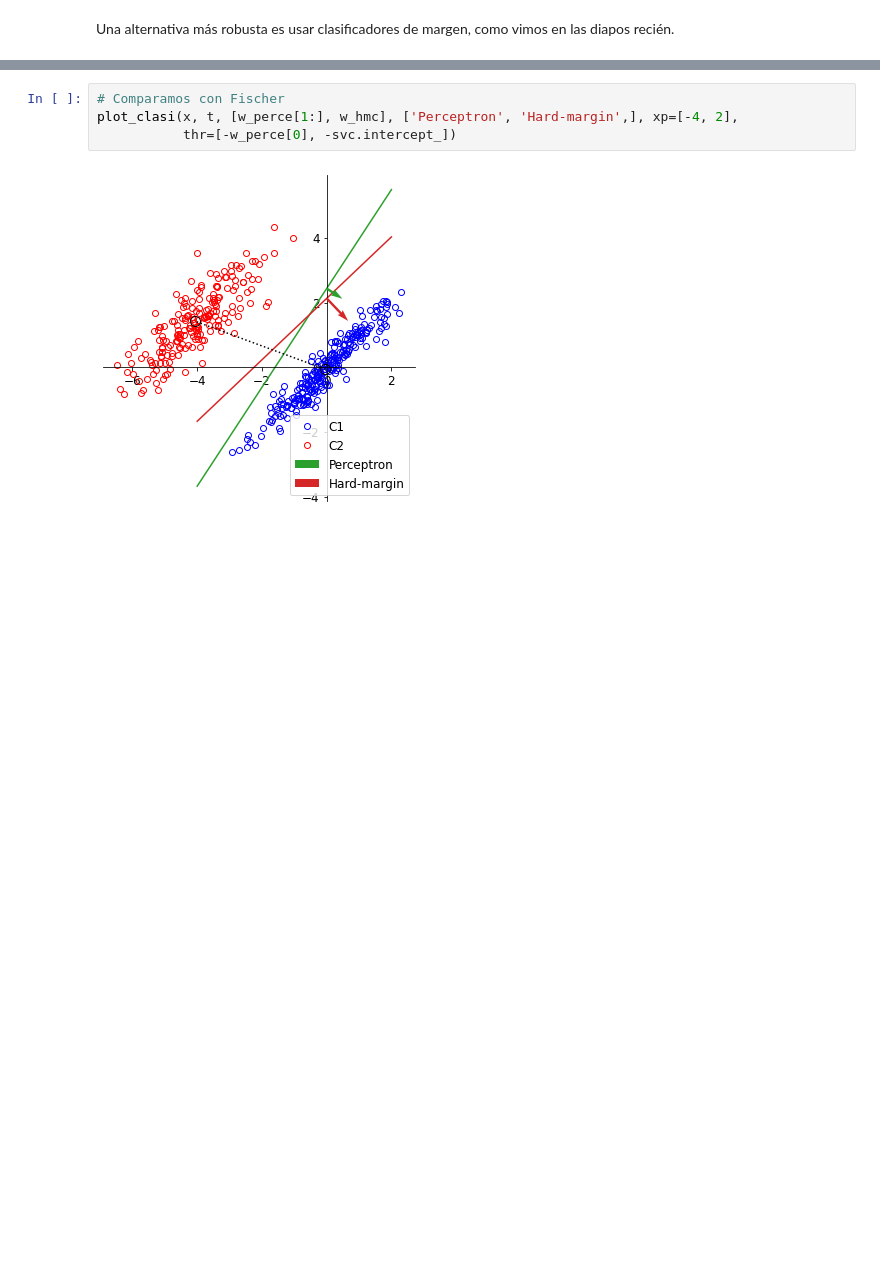
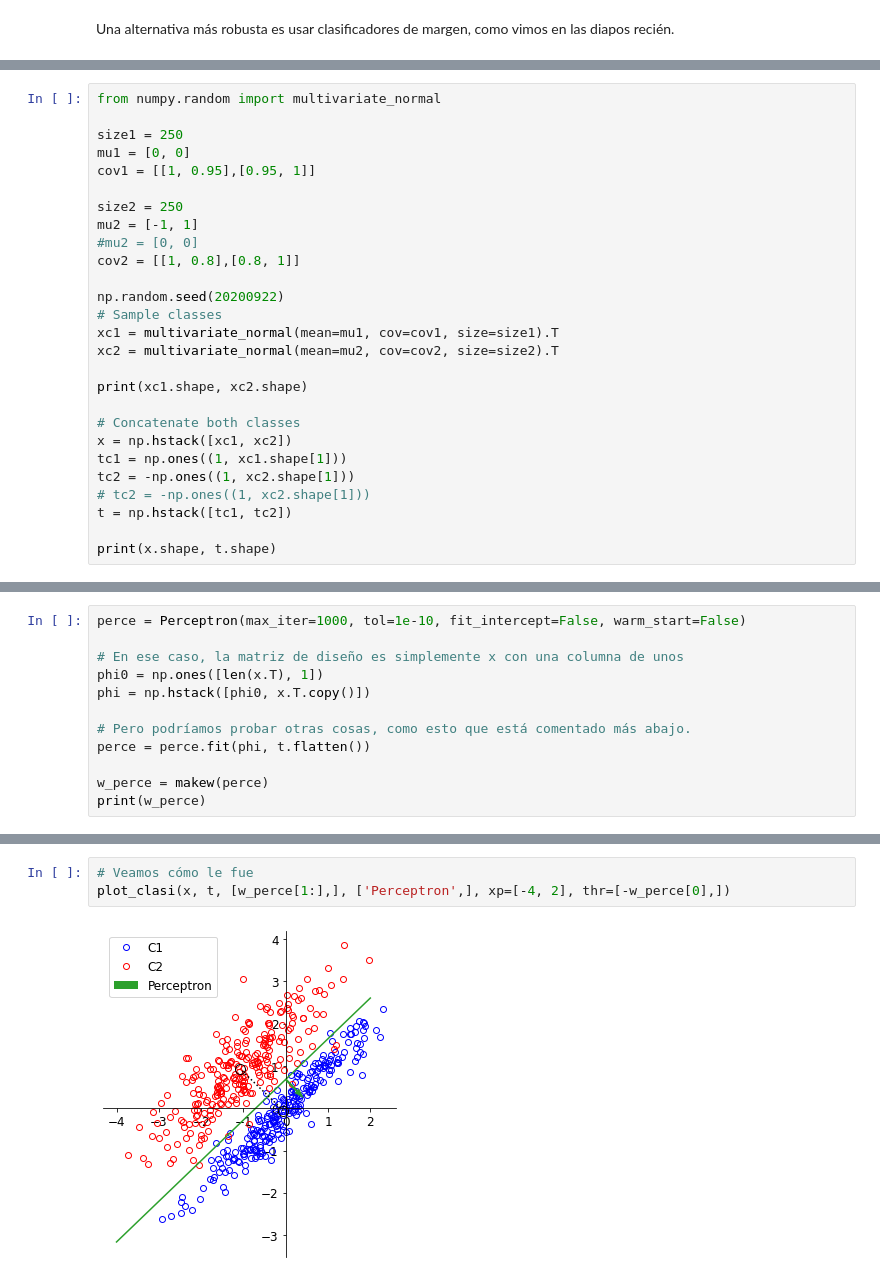
Before and after one commit to JavierGold/ML_UNSAM-2-2020, a Jupyter notebook: 09_SVM.ipynb, the cells around one changed output, grey strips where cells are left out. Drawn from its saved outputs; the diff is of its cells as text; blank space fills up the shorter version.

```diff
--- a/09_SVM.ipynb
+++ b/09_SVM.ipynb
@@ -233,0 +266,27 @@ print(w_hmc)
+# %%
+from numpy.random import multivariate_normal
+
+size1 = 250
+mu1 = [0, 0]
+cov1 = [[1, 0.95],[0.95, 1]]
+
+size2 = 250
+mu2 = [-1, 1]
+#mu2 = [0, 0]
+cov2 = [[1, 0.8],[0.8, 1]]
+
+np.random.seed(20200922)
+# Sample classes
+xc1 = multivariate_normal(mean=mu1, cov=cov1, size=size1).T
+xc2 = multivariate_normal(mean=mu2, cov=cov2, size=size2).T
+
+print(xc1.shape, xc2.shape)
+
+# Concatenate both classes
+x = np.hstack([xc1, xc2])
+tc1 = np.ones((1, xc1.shape[1]))
+tc2 = -np.ones((1, xc2.shape[1]))
+# tc2 = -np.ones((1, xc2.shape[1]))
+t = np.hstack([tc1, tc2])
+
+print(x.shape, t.shape)
@@ -233,0 +312,12 @@ print(w_hmc)
+# %%
+perce = Perceptron(max_iter=1000, tol=1e-10, fit_intercept=False, warm_start=False)
+
+# En ese caso, la matriz de diseño es simplemente x con una columna de unos
+phi0 = np.ones([len(x.T), 1])
+phi = np.hstack([phi0, x.T.copy()])
+
+# Pero podríamos probar otras cosas, como esto que está comentado más abajo.
+perce = perce.fit(phi, t.flatten())
+
+w_perce = makew(perce)
+print(w_perce)
@@ -234,6 +328,5 @@ print(w_hmc)
 # %%
-# Comparamos con Fischer
-plot_clasi(x, t, [w_perce[1:], w_hmc], ['Perceptron', 'Hard-margin',], xp=[-4, 2],
-           thr=[-w_perce[0], -svc.intercept_])
+# Veamos cómo le fue
+plot_clasi(x, t, [w_perce[1:],], ['Perceptron',], xp=[-4, 2], thr=[-w_perce[0],])
 # %% [output]
-[figure, old version]
+[figure, new version]
```
Also changed, not shown: parts of 22 cells of this notebook.
